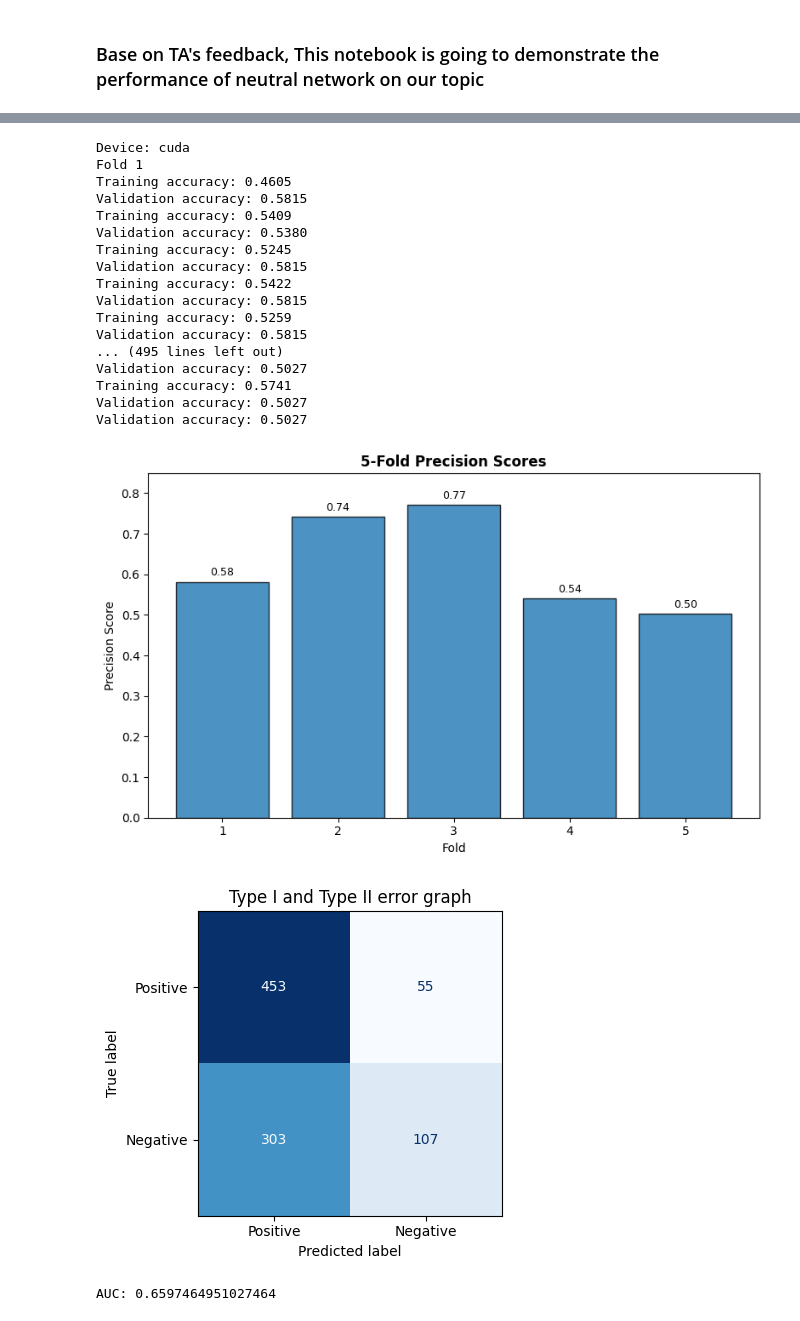
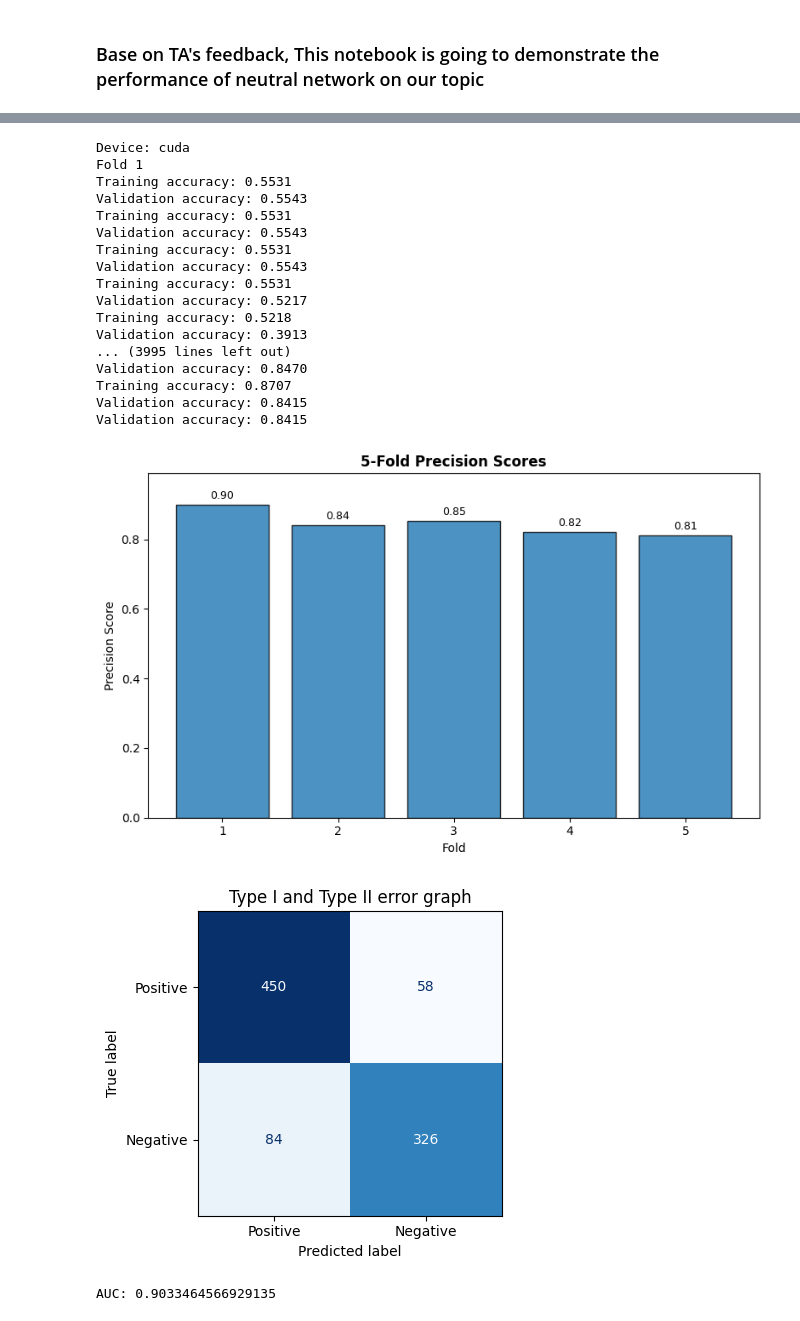
Before and after one commit to ZiDiYao/RBF_SVM_Model_ML, a Jupyter notebook: neural_network.ipynb, the cells around one changed output, grey strips where cells are left out. Cells and saved outputs as stored; diff of their text form; code cells hidden in the pictures.

```diff
--- a/neural_network.ipynb
+++ b/neural_network.ipynb
@@ -77,17 +65,17 @@ class HeartFailureNN(nn.Module):
         self.fc2 = nn.Linear(32,16)
         self.fc3 = nn.Linear(16,2)
         self.relu = nn.ReLU()
-        self.dropout1 = nn.Dropout(0.5)
-        self.dropout2 = nn.Dropout(0.2)
+        # self.dropout1 = nn.Dropout(0.5)
+        # self.dropout2 = nn.Dropout(0.2)
 
 
     def forward(self,x):
         x = self.fc1(x)
         x = self.relu(x)
-        x = self.dropout1(x)
+        #x = self.dropout1(x)
         x = self.fc2(x)
         x = self.relu(x)
-        x = self.dropout2(x)
+        #x = self.dropout2(x)
         x = self.fc3(x)
         return x
 
@@ -205,13 +191,11 @@ def evaluate(model, X_val, y_val, criterion):
     print(f"Validation accuracy: {accuracy:.4f}")
 
     return loss.item(), accuracy, predicted, probs
-# %%
-criterion = nn.CrossEntropyLoss()
-optimizer = optim.SGD(model.parameters(), lr = 0.001, momentum = 0.9)
 # %%
-epochs = 50
+epochs = 400
 k = 5
-kf = KFold(k, shuffle=True,random_state=42)
+#kf = KFold(k, shuffle=True,random_state=42)
+kf = StratifiedKFold(n_splits=k, shuffle=True, random_state=42)
 Accuracy_list, Recall_list, Precision_list, F1_score_list = [], [], [], []
 
 device = torch.device('cuda' if torch.cuda.is_available() else 'cpu')
@@ -220,17 +204,26 @@ all_y_true = []
 all_y_pred = []
 all_y_score = []
 
-for fold, (train_idx, val_idx) in enumerate(kf.split(X)):
+#for fold, (train_idx, val_idx) in enumerate(kf.split(X)):
+for fold, (train_idx, val_idx) in enumerate(kf.split(X, y)):
     X_train_df = X.iloc[train_idx]
     y_train_sr = y.iloc[train_idx]
     X_val_df   = X.iloc[val_idx]
     y_val_sr   = y.iloc[val_idx]
+
+    X_train_df = X_train_df.copy()
+    X_val_df   = X_val_df.copy()
+    num_cols = ['Age','RestingBP','Cholesterol','MaxHR','Oldpeak']
+
+
     X_train_t = torch.tensor(X_train_df.values, dtype=torch.float32, device=device)
     y_train_t = torch.tensor(y_train_sr.values, dtype=torch.long, device=device)
     X_val_t = torch.tensor(X_val_df.values, dtype=torch.float32, device=device)
     y_val_t = torch.tensor(y_val_sr.values, dtype=torch.long, device=device)
     model = HeartFailureNN().to(device)
-    optimizer = torch.optim.SGD(model.parameters(), lr=0.01)
+    #optimizer = torch.optim.SGD(model.parameters(), lr=0.01)
+    optimizer = torch.optim.Adam(model.parameters(), lr=5e-3, weight_decay=0)
+
     criterion = nn.CrossEntropyLoss()
     print(f"Fold {fold+1}")
 
@@ -250,49 +243,48 @@ for fold, (train_idx, val_idx) in enumerate(kf.split(X)):
     all_y_score.extend(yscore.tolist())
 
     Accuracy_list.append(accuracy_val)
     Recall_list.append(recall_val)
     Precision_list.append(precision_val)
     F1_score_list.append(F1_val)
 
 
 input_array_display(k, Precision_list, "Precision")
 all_y_true = np.array(all_y_true)
 all_y_pred = np.array(all_y_pred)
 all_y_score = np.array(all_y_score)
 
 confusion_matrix_display(all_y_pred, all_y_true)
 roc_auc_display(all_y_score, all_y_true)
 
-# 返回各指标均值
 mean_acc = float(np.mean(Accuracy_list))
 mean_recall = float(np.mean(Recall_list))
 mean_precision = float(np.mean(Precision_list))
 mean_f1 = float(np.mean(F1_score_list))
 
 print("===== K-Fold Cross Validation Results =====")
 print(f"Accuracy : {mean_acc:.4f}")
 print(f"Recall   : {mean_recall:.4f}")
 print(f"Precision: {mean_precision:.4f}")
 print(f"F1-score : {mean_f1:.4f}")
 print("============================================")
 # %% [output]
 Device: cuda
 Fold 1
-Training accuracy: 0.4605
-Validation accuracy: 0.5815
-Training accuracy: 0.5409
-Validation accuracy: 0.5380
-Training accuracy: 0.5245
-Validation accuracy: 0.5815
-Training accuracy: 0.5422
-Validation accuracy: 0.5815
-Training accuracy: 0.5259
-Validation accuracy: 0.5815
-... (495 lines left out)
-Validation accuracy: 0.5027
-Training accuracy: 0.5741
-Validation accuracy: 0.5027
-Validation accuracy: 0.5027
+Training accuracy: 0.5531
+Validation accuracy: 0.5543
+Training accuracy: 0.5531
+Validation accuracy: 0.5543
+Training accuracy: 0.5531
+Validation accuracy: 0.5543
+Training accuracy: 0.5531
+Validation accuracy: 0.5217
+Training accuracy: 0.5218
+Validation accuracy: 0.3913
+... (3995 lines left out)
+Validation accuracy: 0.8470
+Training accuracy: 0.8707
+Validation accuracy: 0.8415
+Validation accuracy: 0.8415
-[figure, old version]
+[figure, new version]
-[figure, old version]
+[figure, new version]
-AUC: 0.6597464951027464
+AUC: 0.9033464566929135
```
Also changed, not shown: parts of 5 cells of this notebook, 1 other file.
